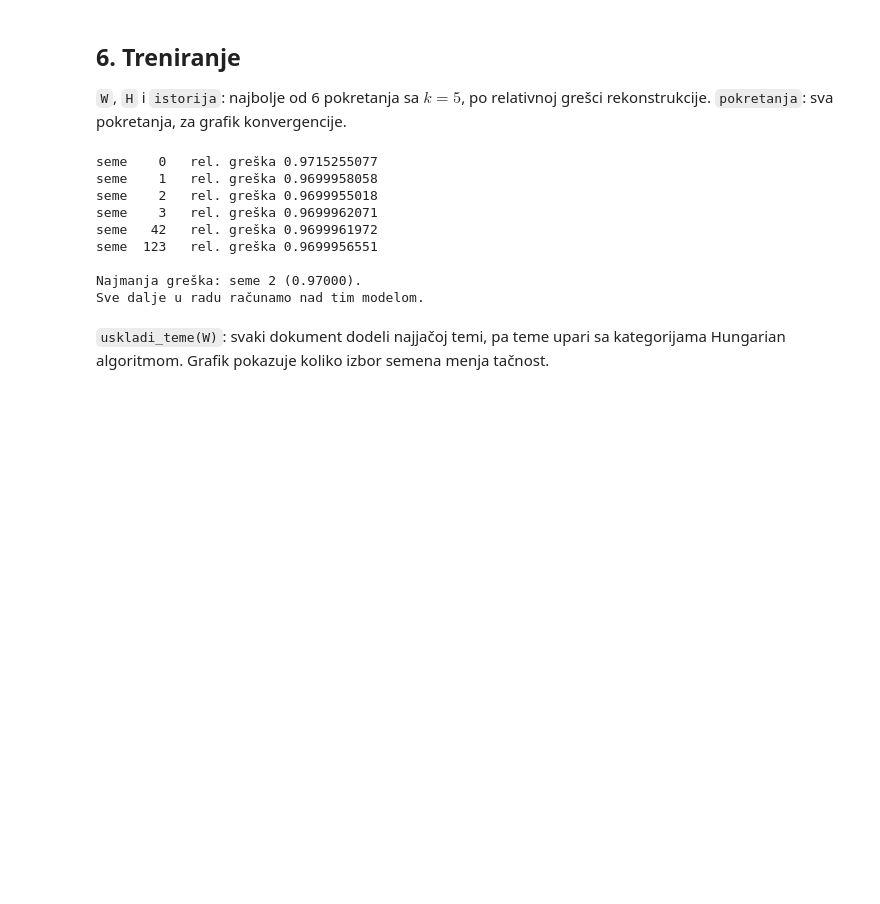
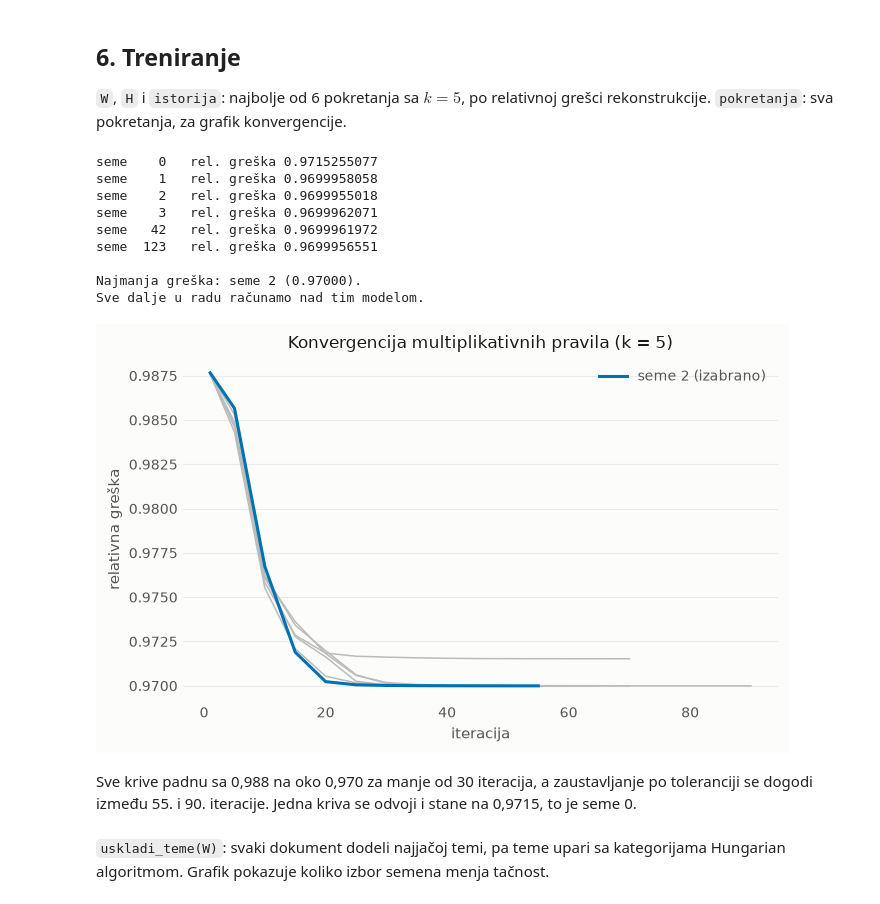
Before and after one commit to BogBogdan/naucno-izracunavanje-projekat-nmf, a Jupyter notebook: naucno_istrazivanje.ipynb, the cells around one changed output. Saved outputs shown, nothing was run; the diff lists cells and outputs as text; code cells hidden in the pictures; blank space fills up the shorter version.

```diff
--- a/naucno_istrazivanje.ipynb
+++ b/naucno_istrazivanje.ipynb
@@ -467,6 +467,48 @@ seme  123   rel. greška 0.9699956551
 
 Najmanja greška: seme 2 (0.97000).
 Sve dalje u radu računamo nad tim modelom.
+# %%
+import matplotlib.pyplot as plt
+
+# paleta za grafike
+PLAVA = "#0072B2"
+SIVA = "#BBBBBB"
+CRTANJE = "#1A1A1A"
+DRUGA_BOJA = "#555555"
+POVRSINA = "#FCFCFB"
+MREZA = "#EAEAEA"
+
+fig, ax = plt.subplots(figsize=(6.4, 4.0), dpi=110, facecolor=POVRSINA)
+ax.set_facecolor(POVRSINA)
+
+for seme, _, _, ists in pokretanja:
+    iteracije = [it for it, _ in ists]
+    greske = [g for _, g in ists]
+    if seme == NAJBOLJE_SEME:
+        ax.plot(iteracije, greske, color=PLAVA, lw=2.0, zorder=3,
+                label=f"seme {seme} (izabrano)")
+    else:
+        ax.plot(iteracije, greske, color=SIVA, lw=1.0, zorder=2)
+
+ax.set_xlabel("iteracija", color=DRUGA_BOJA, fontsize=10)
+ax.set_ylabel("relativna greška", color=DRUGA_BOJA, fontsize=10)
+ax.set_title(f"Konvergencija multiplikativnih pravila (k = {BROJ_TEMA})",
+             color=CRTANJE, fontsize=11)
+ax.legend(frameon=False, fontsize=9, labelcolor=DRUGA_BOJA)
+
+ax.grid(axis="y", color=MREZA, lw=0.8)
+ax.set_axisbelow(True)
+for spine in ax.spines.values():
+    spine.set_visible(False)
+ax.tick_params(length=0, colors=DRUGA_BOJA, labelsize=9)
+
+plt.tight_layout()
+plt.show()
+# %% [output]
+[figure, added]
+# %% [markdown]
+Sve krive padnu sa 0,988 na oko 0,970 za manje od 30 iteracija, a zaustavljanje po toleranciji se
+dogodi između 55. i 90. iteracije. Jedna kriva se odvoji i stane na 0,9715, to je seme 0.
 # %% [markdown]
 `uskladi_teme(W)`: svaki dokument dodeli najjačoj temi, pa teme upari sa kategorijama Hungarian
 algoritmom. Grafik pokazuje koliko izbor semena menja tačnost.
```
Also changed, not shown: parts of 10 cells of this notebook, 4 other files.
